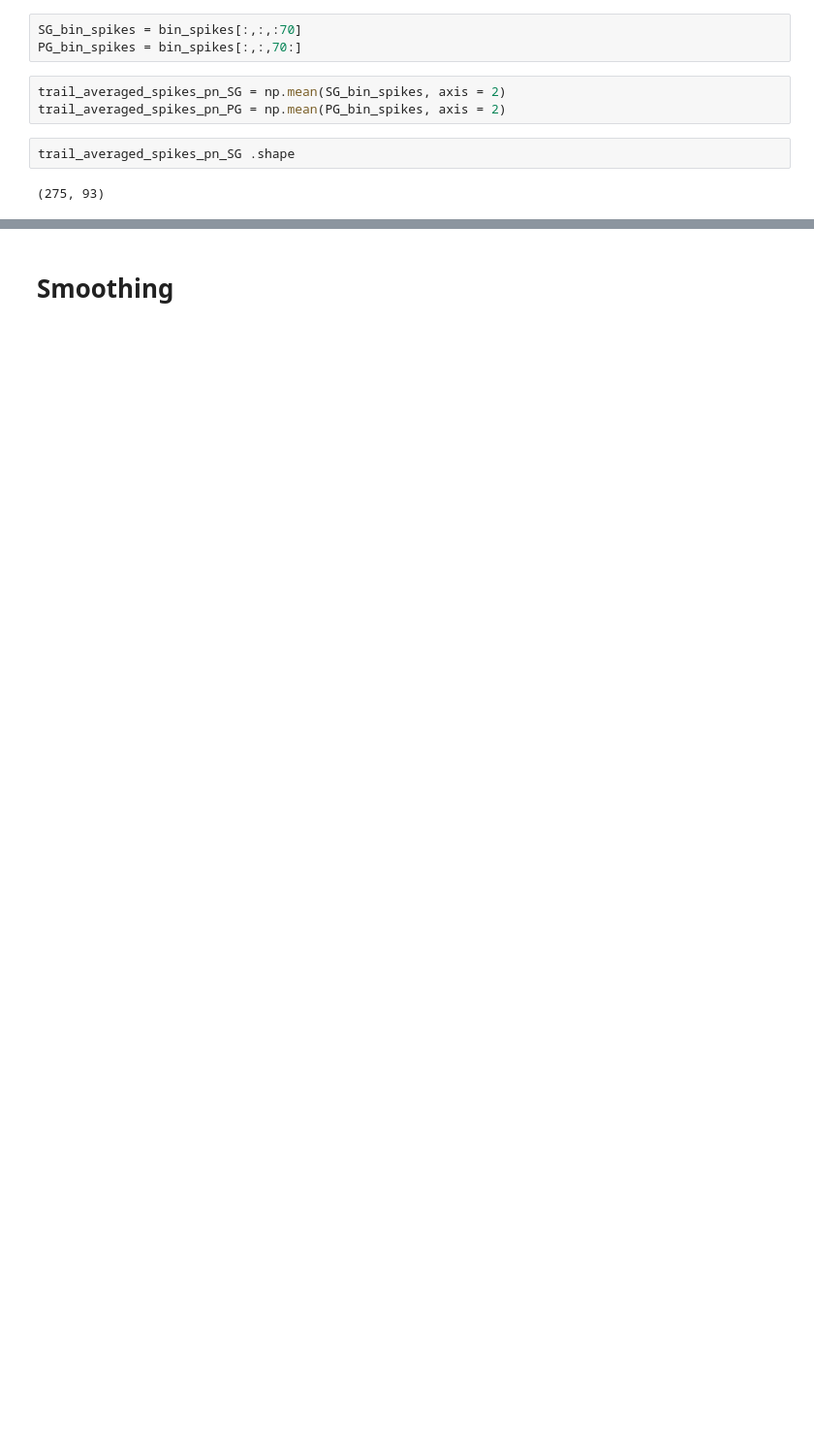
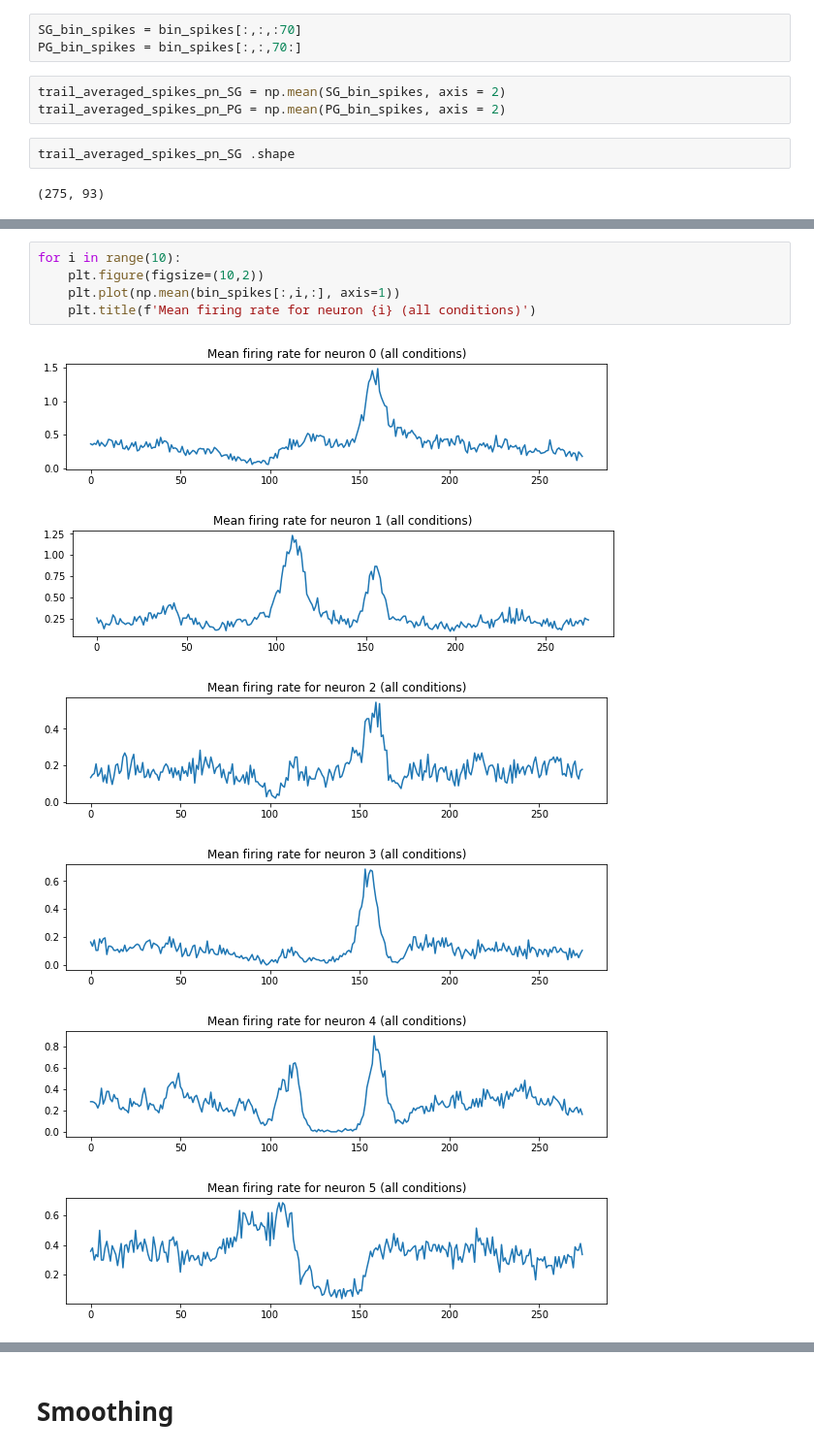
Before and after one commit to CONECT-INT/2022_CENTURI-SummerSchool, a Jupyter notebook: dev/dataset2_river.ipynb, the cells around one changed output, grey strips where cells are left out. Shown: that part at 97% size. Drawn from its saved outputs; the diff is of its cells as text; blank space fills up the shorter version.

```diff
--- a/dev/dataset2_river.ipynb
+++ b/dev/dataset2_river.ipynb
@@ -124,0 +100,12 @@ plt.plot(trail_averaged_spikes_pn_PG[:,2])
+# %%
+for i in range(10):
+    plt.figure(figsize=(10,2))
+    plt.plot(np.mean(bin_spikes[:,i,:], axis=1))
+    plt.title(f'Mean firing rate for neuron {i} (all conditions)')
+# %% [output]
+[figure, added]
+[figure, added]
+[figure, added]
+[figure, added]
+[figure, added]
+[figure, added]
```
Also changed, not shown: parts of 28 cells of this notebook.
